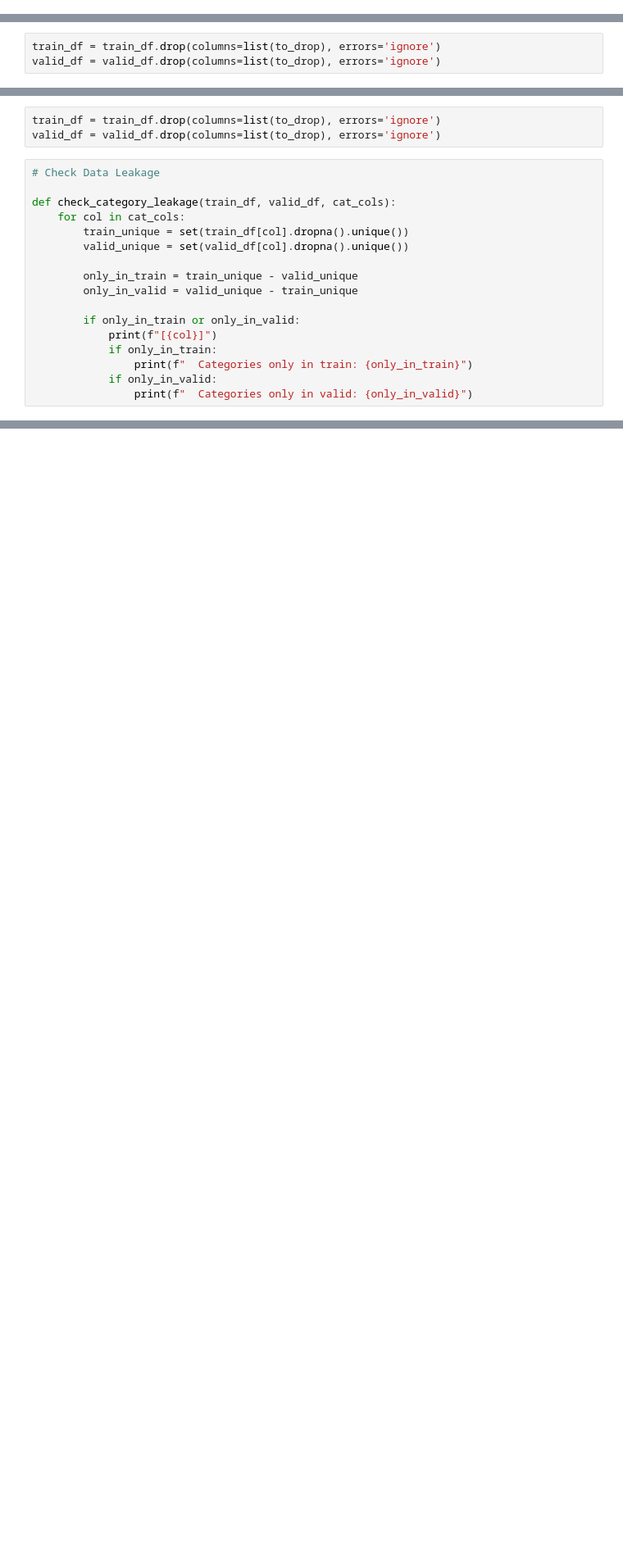
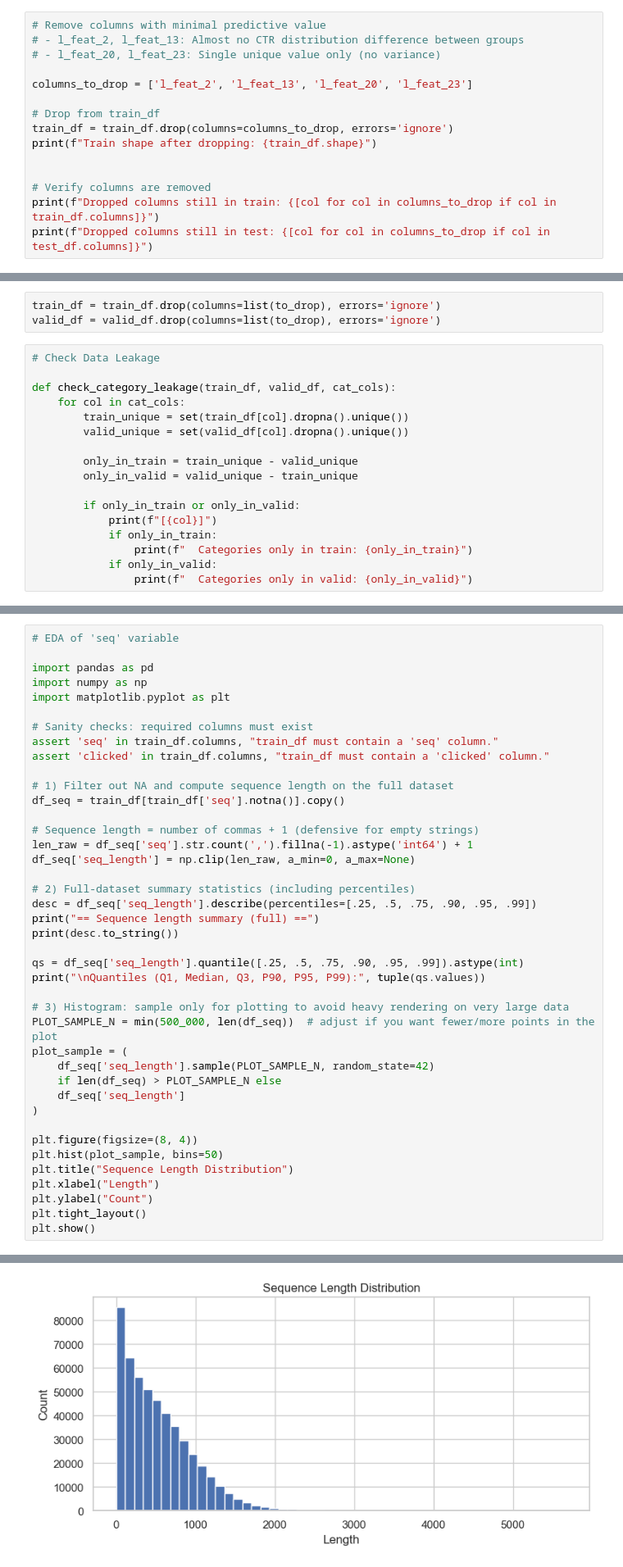
Before and after one commit to siahwang/ctr-click-prediction, a Jupyter notebook: notebooks/01_EDA.ipynb, the cells around one changed output, grey strips where cells are left out. Shown at 82% size. Saved outputs shown, nothing was run; the diff lists cells and outputs as text; blank space fills up the shorter version.

```diff
--- a/notebooks/01_EDA.ipynb
+++ b/notebooks/01_EDA.ipynb
@@ -250,3 +250,18 @@ for c in l_feat_discrete:
 [figure]
 [figure]
 ... (4 outputs left out)
+# %%
+# Remove columns with minimal predictive value
+# - l_feat_2, l_feat_13: Almost no CTR distribution difference between groups
+# - l_feat_20, l_feat_23: Single unique value only (no variance)
+
+columns_to_drop = ['l_feat_2', 'l_feat_13', 'l_feat_20', 'l_feat_23']
+
+# Drop from train_df
+train_df = train_df.drop(columns=columns_to_drop, errors='ignore')
+print(f"Train shape after dropping: {train_df.shape}")
+
+
+# Verify columns are removed
+print(f"Dropped columns still in train: {[col for col in columns_to_drop if col in train_df.columns]}")
+print(f"Dropped columns still in test: {[col for col in columns_to_drop if col in test_df.columns]}")
@@ -1140,4 +1166 @@ Suggested columns to drop (heuristic):
 ['history_b_12', 'history_b_13', 'history_b_14', 'history_b_15', 'history_b_16', 'history_b_17', 'history_b_18', 'history_b_19', 'history_b_20', 'history_b_21', 'history_b_22', 'history_b_23', 'histor ...
-# %%
-train_df = train_df.drop(columns=list(to_drop), errors='ignore')
-valid_df = valid_df.drop(columns=list(to_drop), errors='ignore')
@@ -1320,0 +1400,42 @@ for col, pval in shifted_cols:
+# %%
+# EDA of 'seq' variable
+
+import pandas as pd
+import numpy as np
+import matplotlib.pyplot as plt
+
+# Sanity checks: required columns must exist
+assert 'seq' in train_df.columns, "train_df must contain a 'seq' column."
+assert 'clicked' in train_df.columns, "train_df must contain a 'clicked' column."
+
+# 1) Filter out NA and compute sequence length on the full dataset
+df_seq = train_df[train_df['seq'].notna()].copy()
+
+# Sequence length = number of commas + 1 (defensive for empty strings)
+len_raw = df_seq['seq'].str.count(',').fillna(-1).astype('int64') + 1
+df_seq['seq_length'] = np.clip(len_raw, a_min=0, a_max=None)
+
+# 2) Full-dataset summary statistics (including percentiles)
+desc = df_seq['seq_length'].describe(percentiles=[.25, .5, .75, .90, .95, .99])
+print("== Sequence length summary (full) ==")
+print(desc.to_string())
+
+qs = df_seq['seq_length'].quantile([.25, .5, .75, .90, .95, .99]).astype(int)
+print("\nQuantiles (Q1, Median, Q3, P90, P95, P99):", tuple(qs.values))
+
+# 3) Histogram: sample only for plotting to avoid heavy rendering on very large data
+PLOT_SAMPLE_N = min(500_000, len(df_seq))  # adjust if you want fewer/more points in the plot
+plot_sample = (
+    df_seq['seq_length'].sample(PLOT_SAMPLE_N, random_state=42)
+    if len(df_seq) > PLOT_SAMPLE_N else
+    df_seq['seq_length']
+)
+
+plt.figure(figsize=(8, 4))
+plt.hist(plot_sample, bins=50)
+plt.title("Sequence Length Distribution")
+plt.xlabel("Length")
+plt.ylabel("Count")
+plt.tight_layout()
+plt.show()
+# %% [output]
@@ -1320,0 +1456 @@ for col, pval in shifted_cols:
+[figure, added]
```
Also changed, not shown: parts of 8 cells of this notebook.
